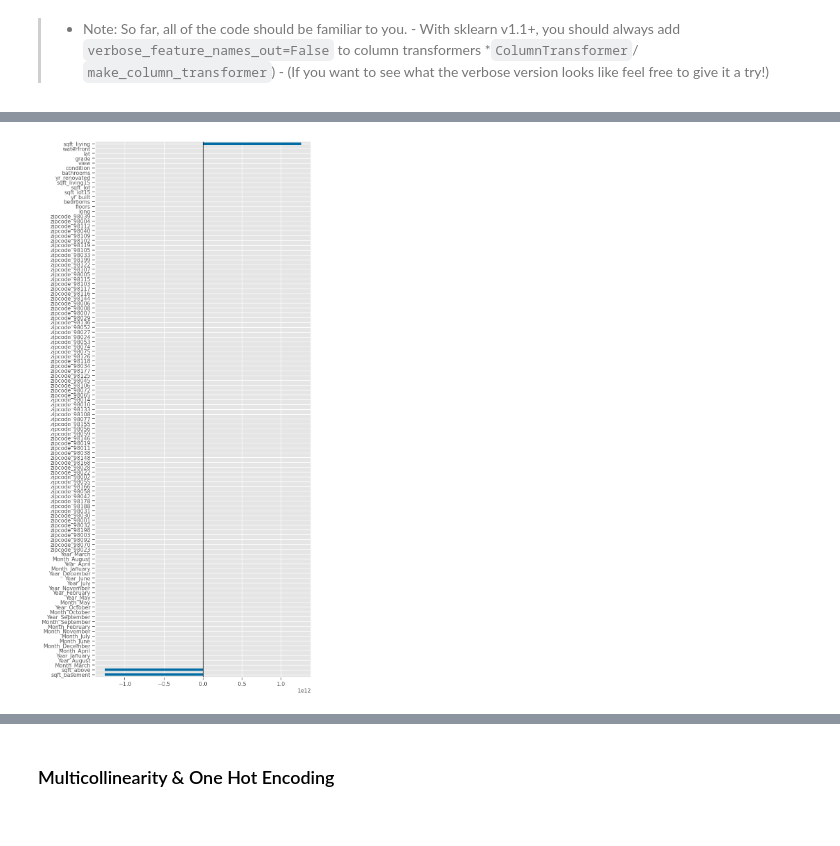
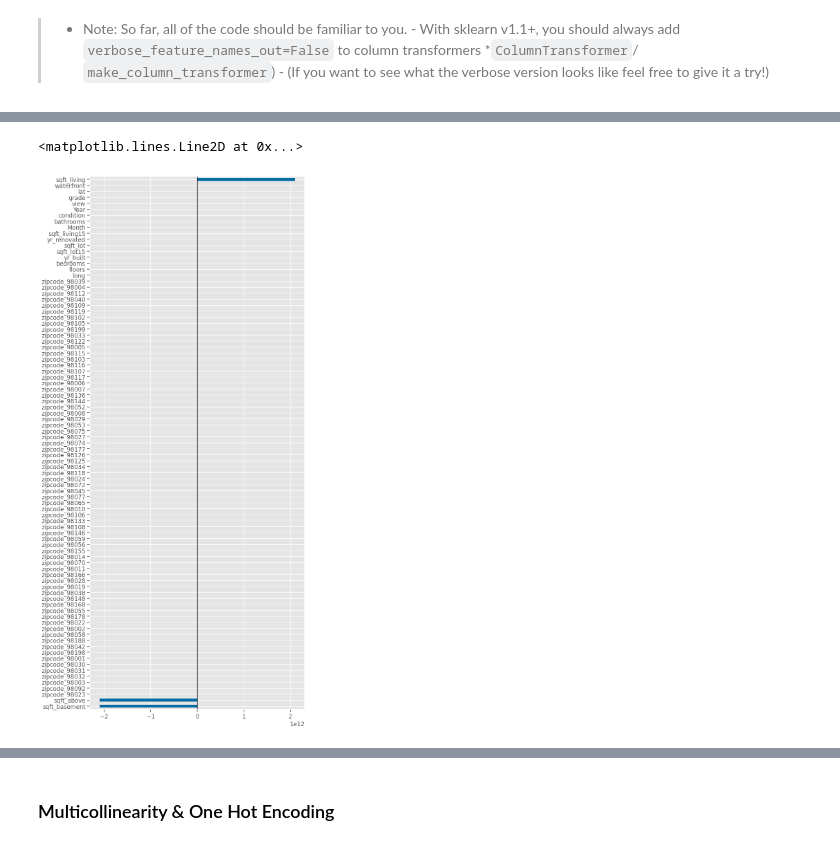
Before and after one commit to coding-dojo-data-science/summit-2023-ds-team-session-stack-5-overview, a Jupyter notebook: Part 1 - Model Insights.ipynb, the cells around one changed output, grey strips where cells are left out. Drawn from its saved outputs; the diff is of its cells as text; code cells hidden in the pictures.

```diff
--- a/Part 1 - Model Insights.ipynb
+++ b/Part 1 - Model Insights.ipynb
@@ -167,3 +154,8 @@ df[CONVERT_TO_STR_COLS] = df[CONVERT_TO_STR_COLS].astype(str)
 CONVERT_TO_NUM_COLS = []
 for col in CONVERT_TO_NUM_COLS:
     df[col] = pd.to_numeric(df[col])
+# %%
+## Drop unwanted columns
+DROP_COLS = ['date','datetime']
+df_ml = df.drop(columns=DROP_COLS)
+df_ml
@@ -190,0 +229,4 @@ memory usage: 3.5+ MB
+# %%
+import scipy.stats as stats
+idx_outliers = np.abs(stats.zscore(df_ml['price']) )>3
+idx_outliers.sum()
@@ -190,0 +252,3 @@ memory usage: 3.5+ MB
+# %%
+df_ml = df_ml[~idx_outliers].copy()
+df_ml
@@ -205,8 +293,8 @@ sklearn version: 1.1.3
 target = 'price'
 drop_cols_model = []
 
-y = df[target].copy()
-X = df.drop(columns=[target,*drop_cols_model]).copy()
+y = df_ml[target].copy()
+X = df_ml.drop(columns=[target,*drop_cols_model]).copy()
 
 X_train, X_test, y_train, y_test = train_test_split(X,y, random_state=321)
 X_train.head()
@@ -424,9 +547,11 @@ Length: 111, dtype: float64
 # %%
-with sns.plotting_context('notebook'):
-    ax = coeffs.sort_values().plot(kind='barh',figsize=(8,20))
-    ax.axvline(0,color='k', lw=1)
+
+# with sns.plotting_context('notebook'):
+ax = coeffs.sort_values().plot(kind='barh',figsize=(8,20))
+ax.axvline(0,color='k', lw=1)
 # %% [output]
+<matplotlib.lines.Line2D at 0x...>
-[figure, old version]
+[figure, new version]
 # %%
 coeffs
 # %% [output]
```
Also changed, not shown: parts of 102 cells of this notebook, 7 other files.
